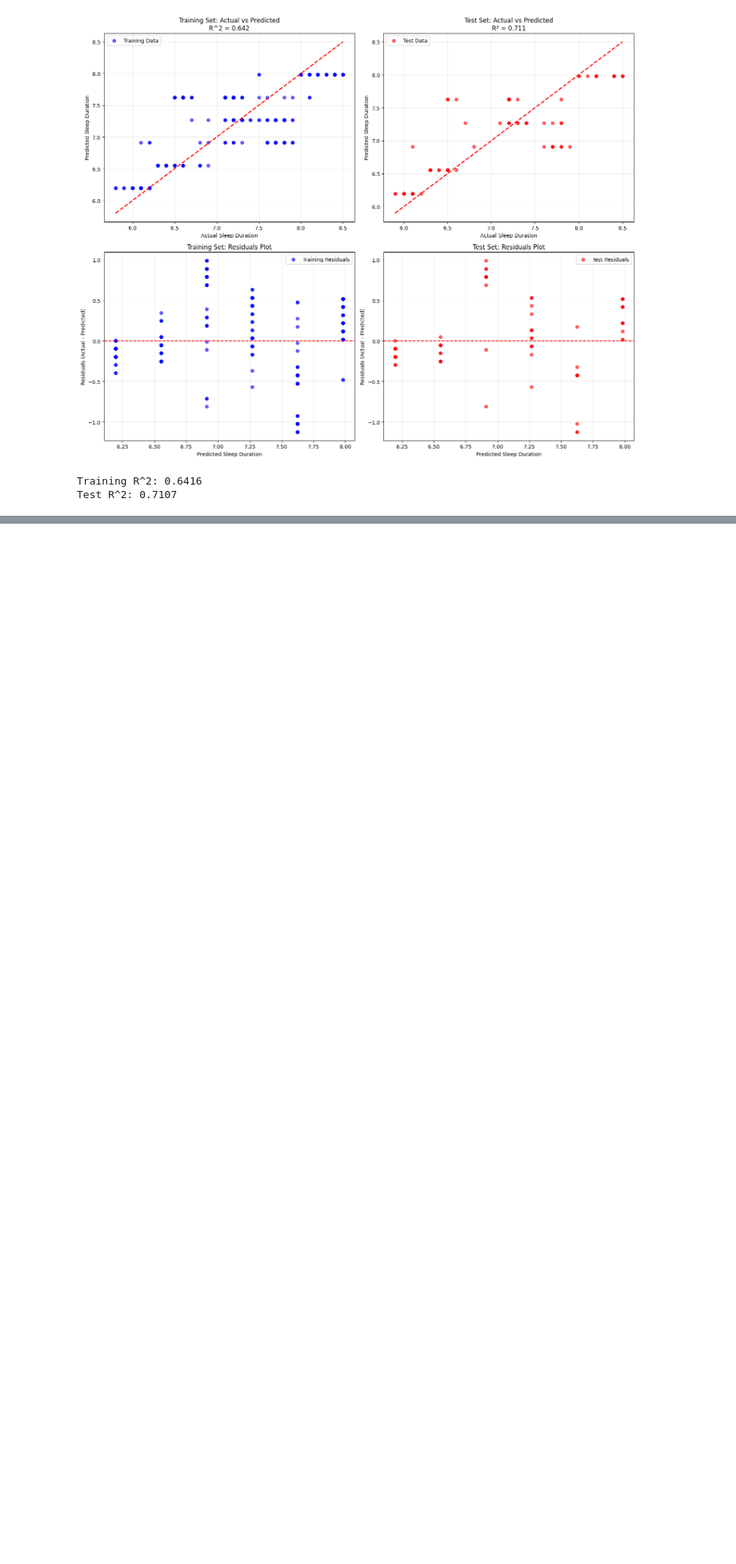
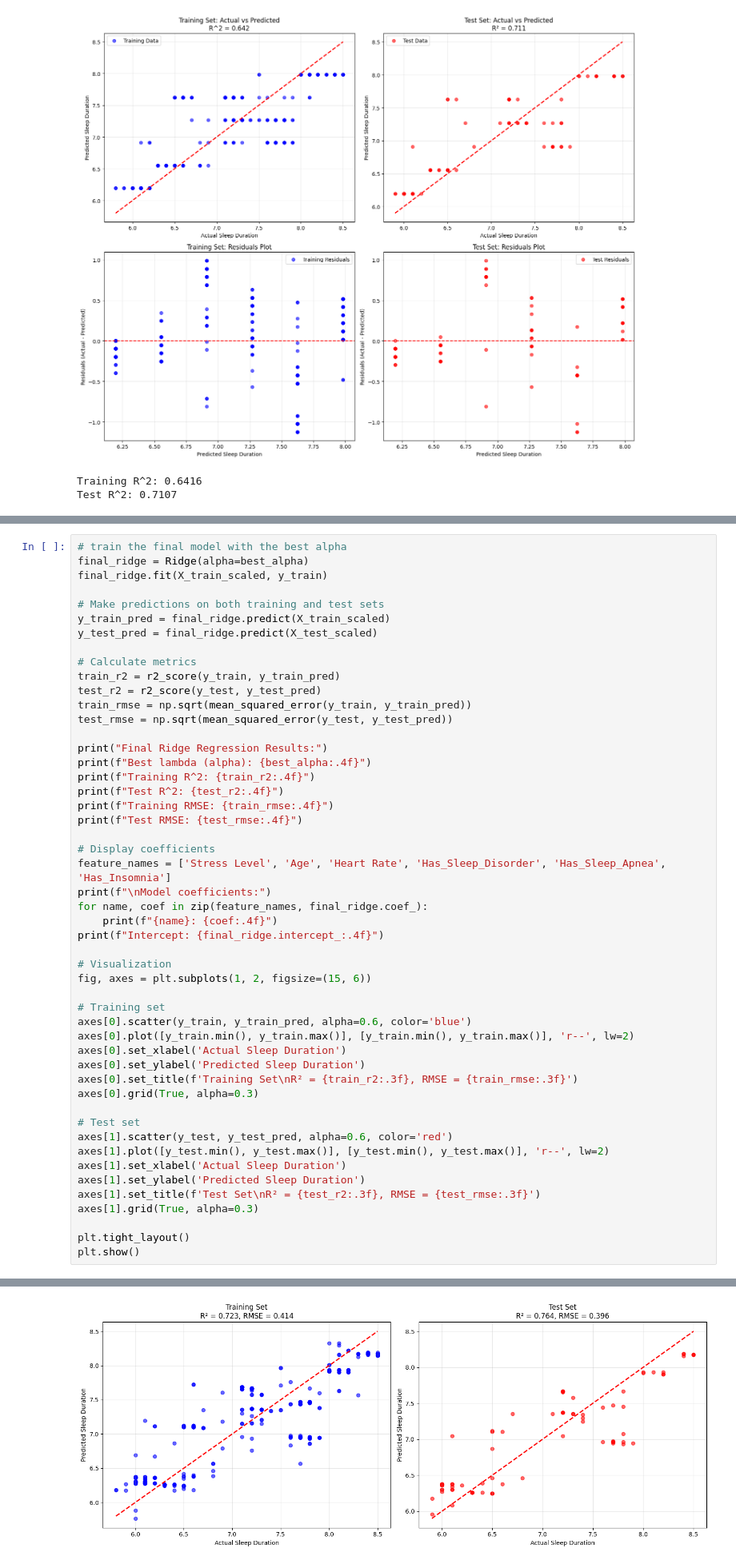
Before and after one commit to itswwong/csm148-project, a Jupyter notebook: CS148_Project.ipynb, the cells around one changed output, grey strips where cells are left out. Shown at 80% size. Saved outputs shown, nothing was run; the diff lists cells and outputs as text; blank space fills up the shorter version.

```diff
--- a/CS148_Project.ipynb
+++ b/CS148_Project.ipynb
@@ -381,0 +445,51 @@ There is evidence of underfitting, as both the train and test performed poorly u
+# %%
+# train the final model with the best alpha
+final_ridge = Ridge(alpha=best_alpha)
+final_ridge.fit(X_train_scaled, y_train)
+
+# Make predictions on both training and test sets
+y_train_pred = final_ridge.predict(X_train_scaled)
+y_test_pred = final_ridge.predict(X_test_scaled)
+
+# Calculate metrics
+train_r2 = r2_score(y_train, y_train_pred)
+test_r2 = r2_score(y_test, y_test_pred)
+train_rmse = np.sqrt(mean_squared_error(y_train, y_train_pred))
+test_rmse = np.sqrt(mean_squared_error(y_test, y_test_pred))
+
+print("Final Ridge Regression Results:")
+print(f"Best lambda (alpha): {best_alpha:.4f}")
+print(f"Training R^2: {train_r2:.4f}")
+print(f"Test R^2: {test_r2:.4f}")
+print(f"Training RMSE: {train_rmse:.4f}")
+print(f"Test RMSE: {test_rmse:.4f}")
+
+# Display coefficients
+feature_names = ['Stress Level', 'Age', 'Heart Rate', 'Has_Sleep_Disorder', 'Has_Sleep_Apnea', 'Has_Insomnia']
+print(f"\nModel coefficients:")
+for name, coef in zip(feature_names, final_ridge.coef_):
+    print(f"{name}: {coef:.4f}")
+print(f"Intercept: {final_ridge.intercept_:.4f}")
+
+# Visualization
+fig, axes = plt.subplots(1, 2, figsize=(15, 6))
+
+# Training set
+axes[0].scatter(y_train, y_train_pred, alpha=0.6, color='blue')
+axes[0].plot([y_train.min(), y_train.max()], [y_train.min(), y_train.max()], 'r--', lw=2)
+axes[0].set_xlabel('Actual Sleep Duration')
+axes[0].set_ylabel('Predicted Sleep Duration')
+axes[0].set_title(f'Training Set\nR² = {train_r2:.3f}, RMSE = {train_rmse:.3f}')
+axes[0].grid(True, alpha=0.3)
+
+# Test set
+axes[1].scatter(y_test, y_test_pred, alpha=0.6, color='red')
+axes[1].plot([y_test.min(), y_test.max()], [y_test.min(), y_test.max()], 'r--', lw=2)
+axes[1].set_xlabel('Actual Sleep Duration')
+axes[1].set_ylabel('Predicted Sleep Duration')
+axes[1].set_title(f'Test Set\nR² = {test_r2:.3f}, RMSE = {test_rmse:.3f}')
+axes[1].grid(True, alpha=0.3)
+
+plt.tight_layout()
+plt.show()
+# %% [output]
@@ -381,0 +511 @@ There is evidence of underfitting, as both the train and test performed poorly u
+[figure, added]
```
Also changed, not shown: parts of 11 cells of this notebook.
